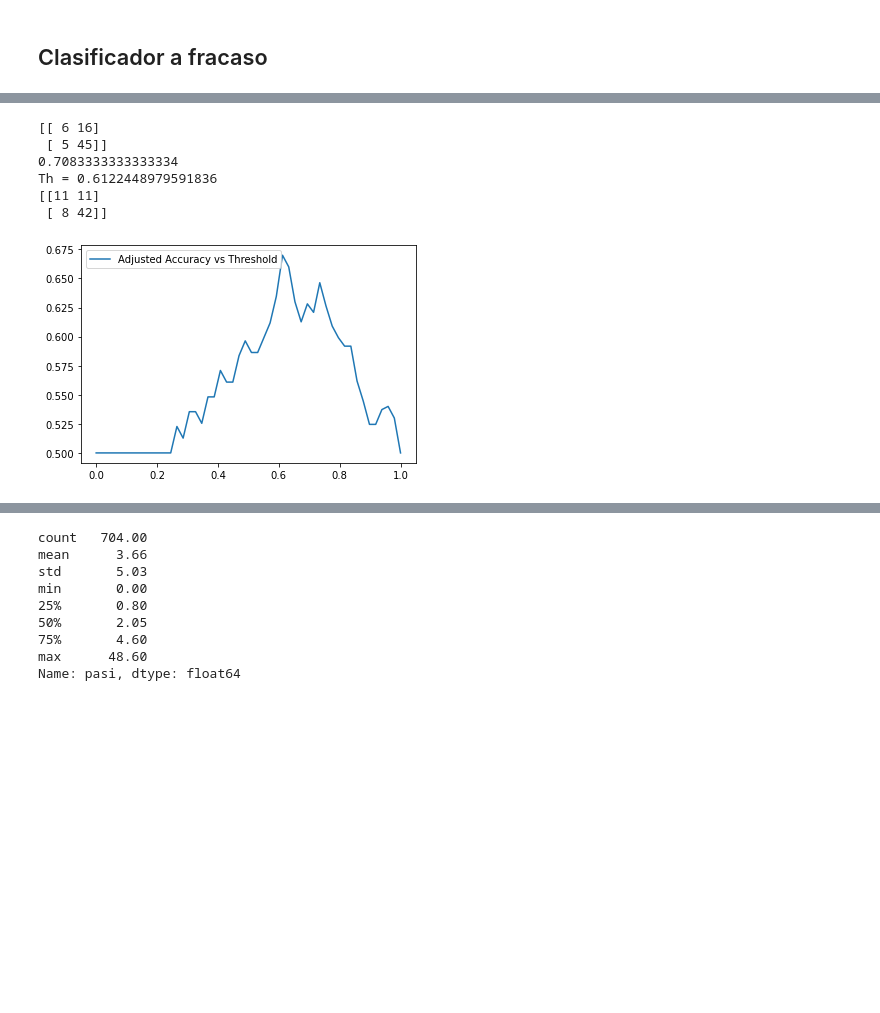
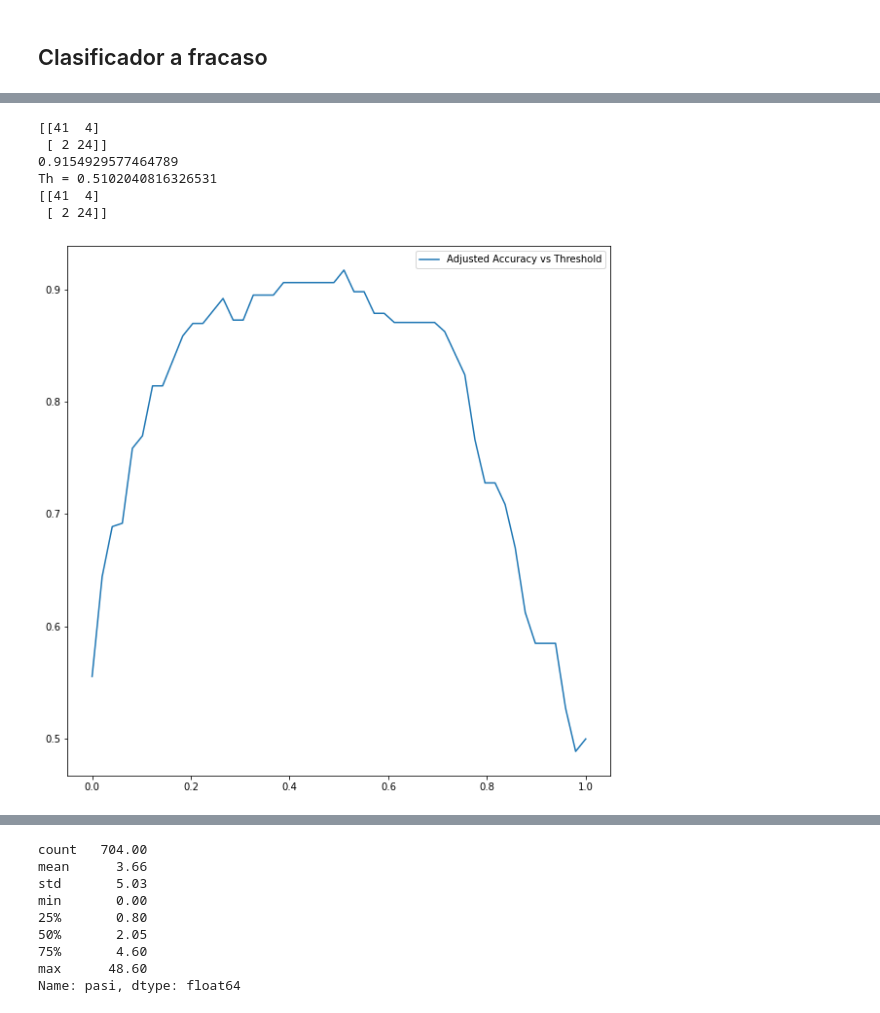
Before and after one commit to mavalderrama/helpharma, a Jupyter notebook: notebooks/analisis_JPDP.ipynb, the cells around one changed output, grey strips where cells are left out. Cells and saved outputs as stored; diff of their text form; code cells hidden in the pictures; blank space fills up the shorter version.

```diff
--- a/notebooks/analisis_JPDP.ipynb
+++ b/notebooks/analisis_JPDP.ipynb
@@ -299,10 +299,12 @@ df4["dpasi_porc"] = df4["dpasi"] / (df4["pasi_1"] + 1e-10)
 
 # df4["fracaso"] = np.where( (df4["dpasi_porc"] < 0.5)  | (df4["pasi"] > 7) | (df4["bsa"] > 5) ,1 , 0)
 
-df4["fracaso"] = np.where( (df4["dpasi_porc"] > -0.5)  |
+df4["fracaso"] = np.where( #(df4["dpasi_porc"] > -0.5)  |
                           (df4["pasi"] > 10) |
-                          (df4["bsa"] > 10) |
-                          (df4["dlqi"] > 10) ,1 , 0)
+                          (df4["bsa"] > (10/100)) |
+                          (df4["dlqi"] > (10/30)) ,
+                          1 ,
+                          0)
 df4.head()
 # %% [output]
 |  | id | ano | mes | dia | sexo_paciente | imc | bsa | dlqi | depresion_total | ... |
@@ -1098,40 +1227,45 @@ vX_X1 = [ 'pasi_1', 'edad' ,'sexo', 'imc_1', 'dlqi_1', 'bsa_1', 'pga_1',
         ]
 
 vY = 'fracaso'
 
 
-clf = RandomForestClassifier(max_depth=10*len(vX_X1))
-#clf = RandomForestClassifier()
+
+
+
+#clf = RandomForestClassifier(max_depth=10*len(vX_X1))
+clf = RandomForestClassifier()
+#clf = DecisionTreeClassifier()
 clf = clf.fit(train[vX_X1], train[vY])
 y_obt = clf.predict(test[vX_X1])
 y_prob = clf.predict_proba(test[vX_X1])
 
 tn, fp, fn, tp = confusion_matrix(test[vY], y_obt).ravel()
 acc = accuracy_score(test[vY], y_obt)
 print(confusion_matrix(test[vY], y_obt))
 print(acc)
 
 # sns.lineplot(x=test[vY], y=y_prob[:,1])
 ths = np.linspace(0, 1, num=50)
 Acc_s = 0*ths
 k = 0
 for th in ths:
     Acc_s[k] = balanced_accuracy_score(test[vY], y_prob[:,1]>th)
     # tn, fp, fn, tp = confusion_matrix(test[vY], y_prob[:,1]>th).ravel()
     #print('Th = ' + str(th))
     #print(confusion_matrix(test[vY], y_prob[:,1]>th))
     #print('Acc = ' + str(round(acc,3)))
     k += 1
-sns.lineplot(x=ths, y=Acc_s, label="Adjusted Accuracy vs Threshold")
+fig1, ax1 = plt.subplots(figsize=(10, 10))
+sns.lineplot(x=ths, y=Acc_s, label="Adjusted Accuracy vs Threshold", ax = ax1)
 th = ths[Acc_s==max(Acc_s)]
 acc = max(Acc_s)
 print('Th = ' + str(th[0]))
 print(confusion_matrix(test[vY], y_prob[:,1]>th[0]))
 # %% [output]
-[[ 6 16]
- [ 5 45]]
-0.7083333333333334
-Th = 0.6122448979591836
-[[11 11]
- [ 8 42]]
+[[41  4]
+ [ 2 24]]
+0.9154929577464789
+Th = 0.5102040816326531
+[[41  4]
+ [ 2 24]]
-[figure, old version]
+[figure, new version]
```
Also changed, not shown: parts of 22 cells of this notebook, 11 other files.
